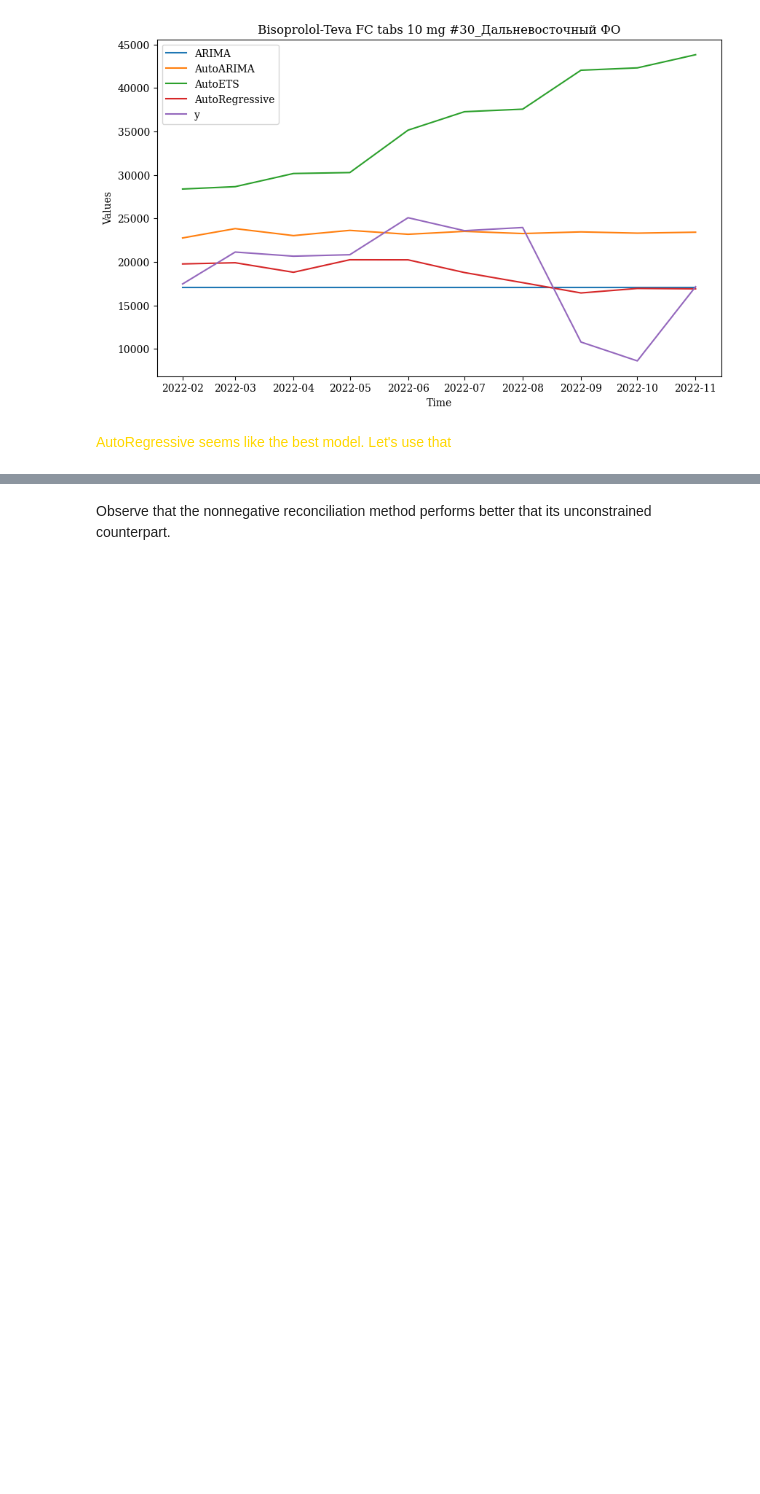
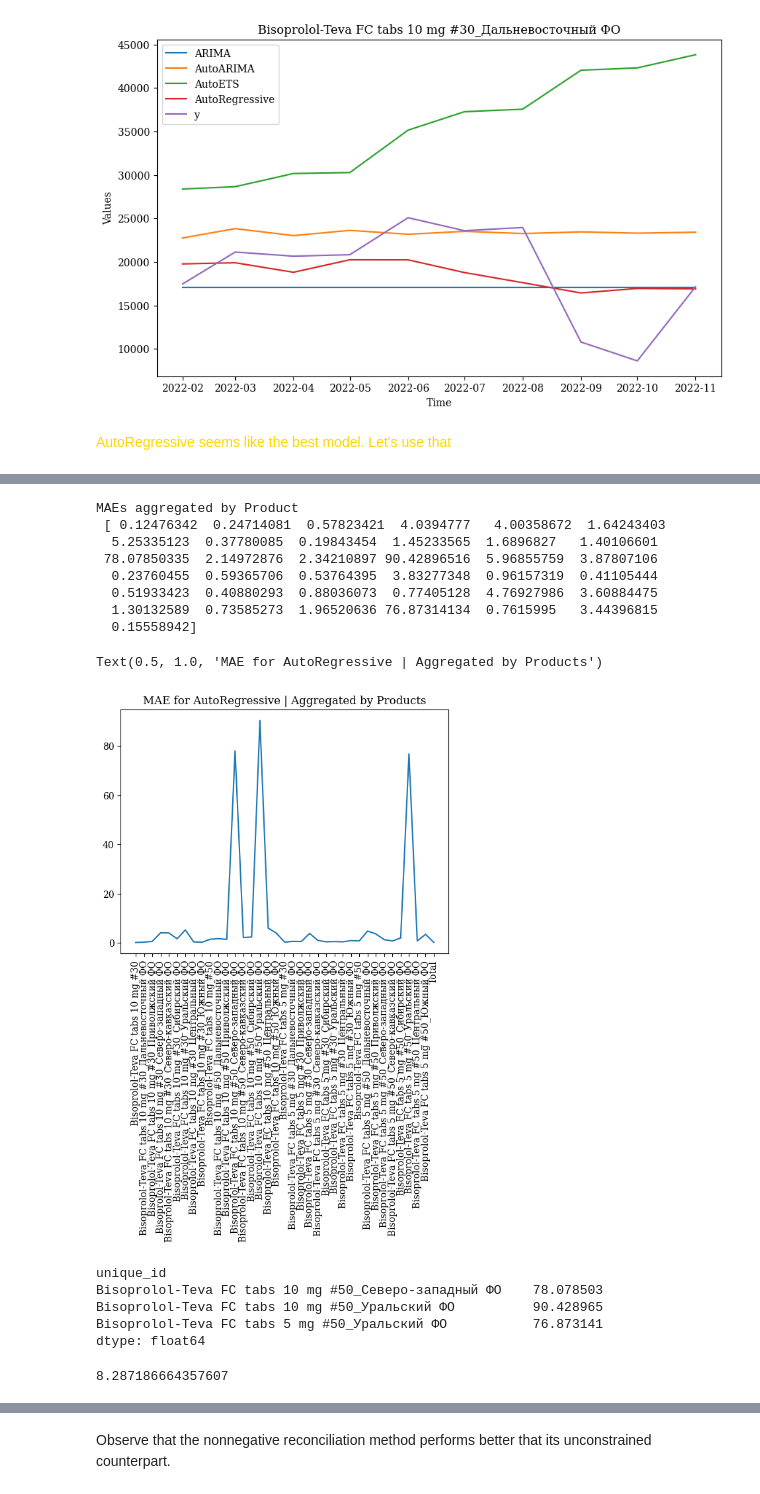
Before and after one commit to ariellubonja/hierarchical-time-series, a Jupyter notebook: hierarchical_ts_testing.ipynb, the cells around one changed output, grey strips where cells are left out. Saved outputs shown, nothing was run; the diff lists cells and outputs as text; code cells hidden in the pictures; blank space fills up the shorter version.

```diff
--- a/hierarchical_ts_testing.ipynb
+++ b/hierarchical_ts_testing.ipynb
@@ -542,3 +601,34 @@ plt.show()
+# %%
+aggregated_means = APE_df_all.groupby(APE_df_all.index).mean()
+
+print("MAEs aggregated by Product\n", aggregated_means.values)
+
+plt.plot(aggregated_means)
+plt.xticks(rotation=90)
+plt.title('MAE for AutoRegressive | Aggregated by Products')
+# %% [output]
+MAEs aggregated by Product
+ [ 0.12476342  0.24714081  0.57823421  4.0394777   4.00358672  1.64243403
+  5.25335123  0.37780085  0.19843454  1.45233565  1.6896827   1.40106601
+ 78.07850335  2.14972876  2.34210897 90.42896516  5.96855759  3.87807106
+  0.23760455  0.59365706  0.53764395  3.83277348  0.96157319  0.41105444
+  0.51933423  0.40880293  0.88036073  0.77405128  4.76927986  3.60884475
+  1.30132589  0.73585273  1.96520636 76.87314134  0.7615995   3.44396815
+  0.15558942]
+Text(0.5, 1.0, 'MAE for AutoRegressive | Aggregated by Products')
+[figure, added]
+# %%
+aggregated_means.where(aggregated_means > 30).dropna()
+# %% [output]
+unique_id
+Bisoprolol-Teva FC tabs 10 mg #50_Северо-западный ФО    78.078503
+Bisoprolol-Teva FC tabs 10 mg #50_Уральский ФО          90.428965
+Bisoprolol-Teva FC tabs 5 mg #50_Уральский ФО           76.873141
+dtype: float64
+# %%
+np.mean(aggregated_means.values)
+# %% [output]
+8.287186664357607
 # %%
 evaluation_ETS = evaluation[['level','metric']+[c for c in evaluation.columns if "ETS" in c]]
 evaluation_ETS
```
Also changed, not shown: parts of 6 cells of this notebook.
